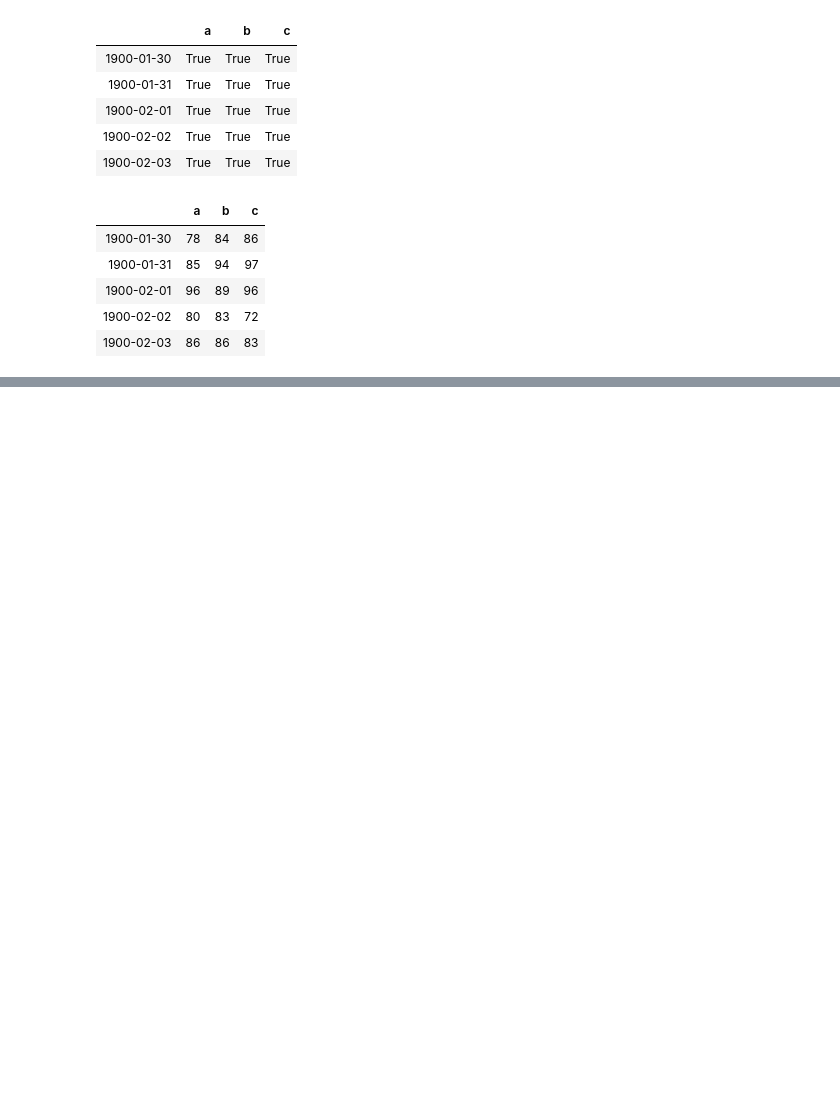
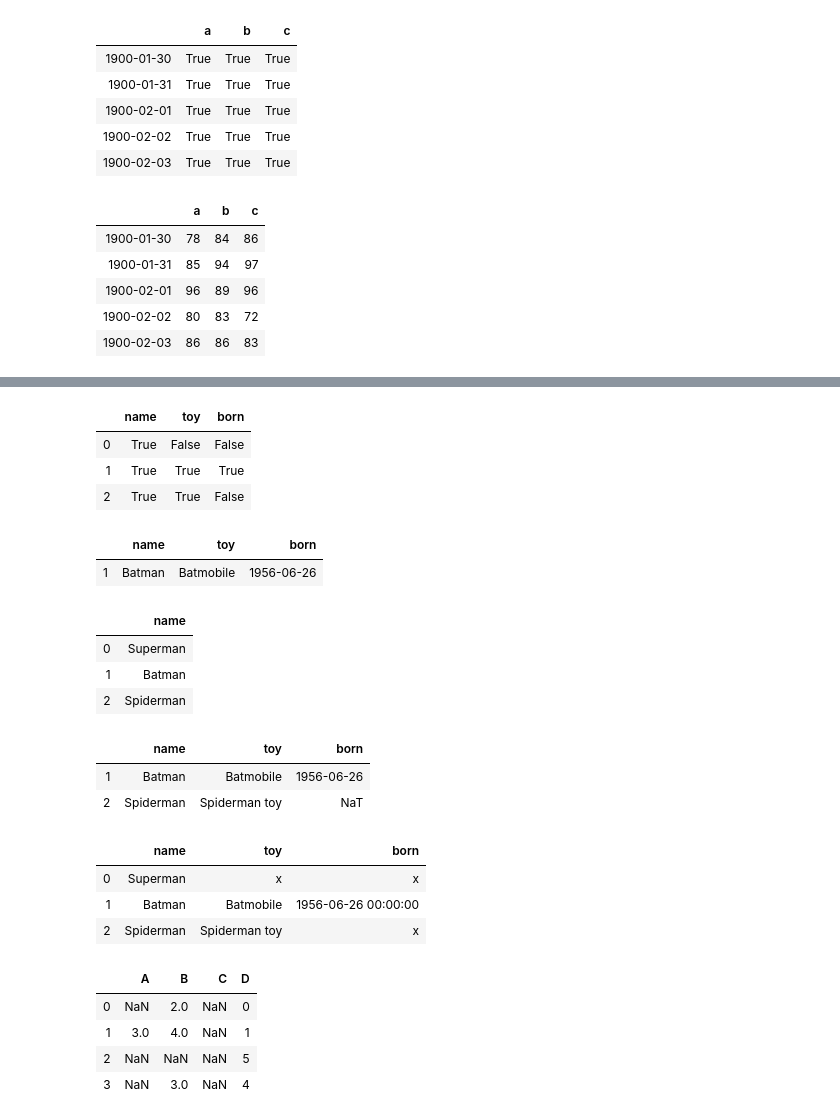
Before and after one commit to duochen/Python-DataScience, a Jupyter notebook: Lecture04/Labs/Pandas-Summary-1.ipynb, the cells around one changed output, grey strips where cells are left out. Cells and saved outputs as stored; diff of their text form; code cells hidden in the pictures; blank space fills up the shorter version.

```diff
--- a/Lecture04/Labs/Pandas-Summary-1.ipynb
+++ b/Lecture04/Labs/Pandas-Summary-1.ipynb
@@ -324,0 +344,51 @@ df.dropna()
+# %%
+# Opposite of pd.isnull()
+df_null.notnull()
+# %% [output]
+|  | name | toy | born |
+| 0 | True | False | False |
+| 1 | True | True | True |
+| 2 | True | True | False |
+# %%
+# Drop all rows that contain null values
+df_null.dropna()
+# %% [output]
+|  | name | toy | born |
+| 1 | Batman | Batmobile | 1956-06-26 |
+# %%
+# Drop all columns that contain null values
+df_null.dropna(axis=1)
+# %% [output]
+|  | name |
+| 0 | Superman |
+| 1 | Batman |
+| 2 | Spiderman |
+# %%
+# Keep only the rows with at least 2 non-NA values
+df_null.dropna(thresh=2)
+# %% [output]
+|  | name | toy | born |
+| 1 | Batman | Batmobile | 1956-06-26 |
+| 2 | Spiderman | Spiderman toy | NaT |
+# %%
+# Repalce all null values with x
+df_null.fillna('x')
+# %% [output]
+|  | name | toy | born |
+| 0 | Superman | x | x |
+| 1 | Batman | Batmobile | 1956-06-26 00:00:00 |
+| 2 | Spiderman | Spiderman toy | x |
+# %%
+# Create a DataFrame with missing numeric numbers
+df_null_n = pd.DataFrame([[np.nan, 2, np.nan, 0],
+                          [3,4, np.nan, 1],
+                          [np.nan, np.nan,np.nan,5],
+                          [np.nan, 3, np.nan,4]],
+                         columns=list('ABCD'))
+df_null_n
+# %% [output]
+|  | A | B | C | D |
+| 0 | NaN | 2.0 | NaN | 0 |
+| 1 | 3.0 | 4.0 | NaN | 1 |
+| 2 | NaN | NaN | NaN | 5 |
+| 3 | NaN | 3.0 | NaN | 4 |
```
Also changed, not shown: parts of 36 cells of this notebook.
